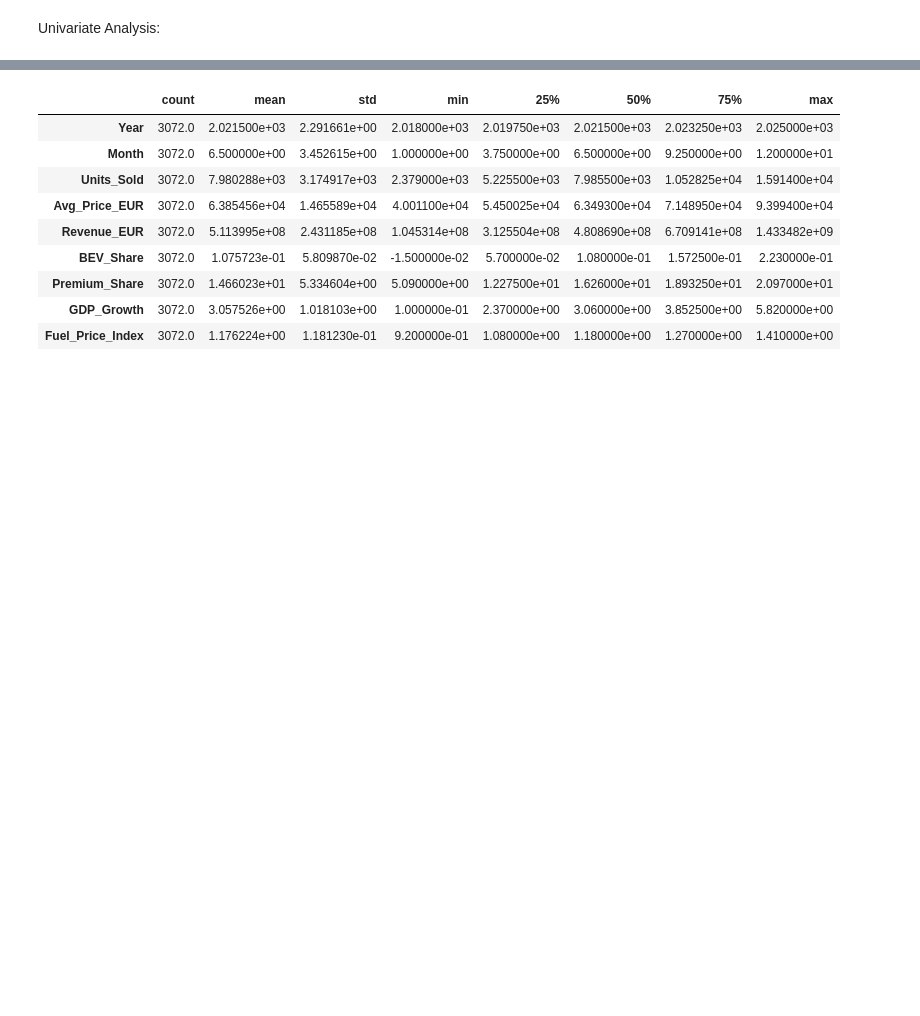
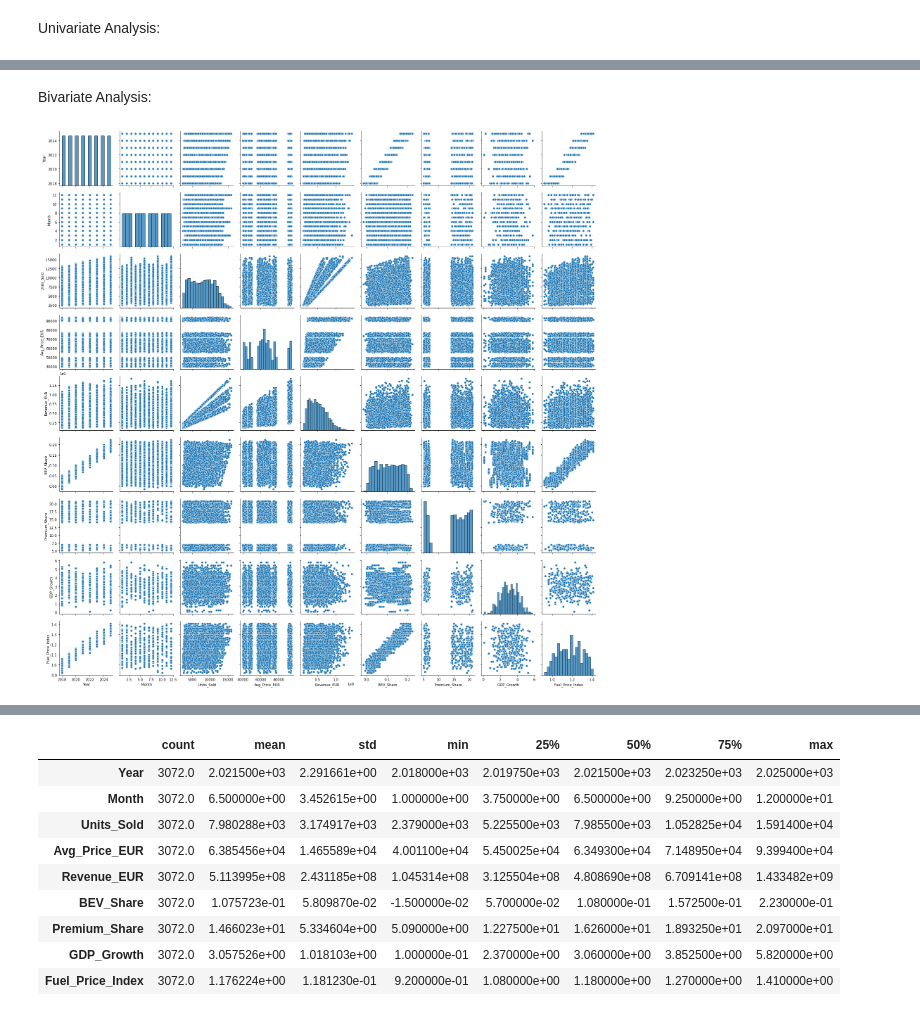
Before and after one commit to SulaimanTajuddin/EDA-BMW-Global-Automotive-Sales, a Jupyter notebook: EDA.ipynb, the cells around one changed output, grey strips where cells are left out. Saved outputs shown, nothing was run; the diff lists cells and outputs as text; code cells hidden in the pictures; blank space fills up the shorter version.

Commit message:
Update EDA.ipynb with new visualizations and outlier analysis

```diff
--- a/EDA.ipynb
+++ b/EDA.ipynb
@@ -89,0 +90,9 @@ plt.show()
+# %% [markdown]
+Bivariate Analysis:
+# %%
+# Pairplot for numeric columns
+numeric_cols = df.select_dtypes(include='number').columns
+sns.pairplot(df[numeric_cols])
+plt.show()
+# %% [output]
+[figure, added]
```
Also changed, not shown: parts of 9 cells of this notebook.
